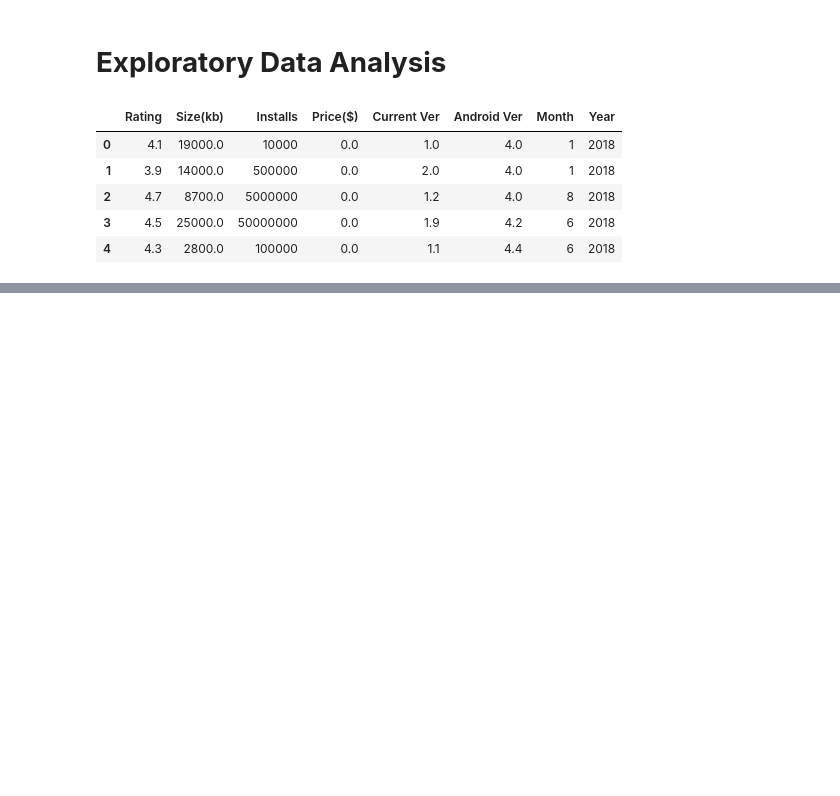
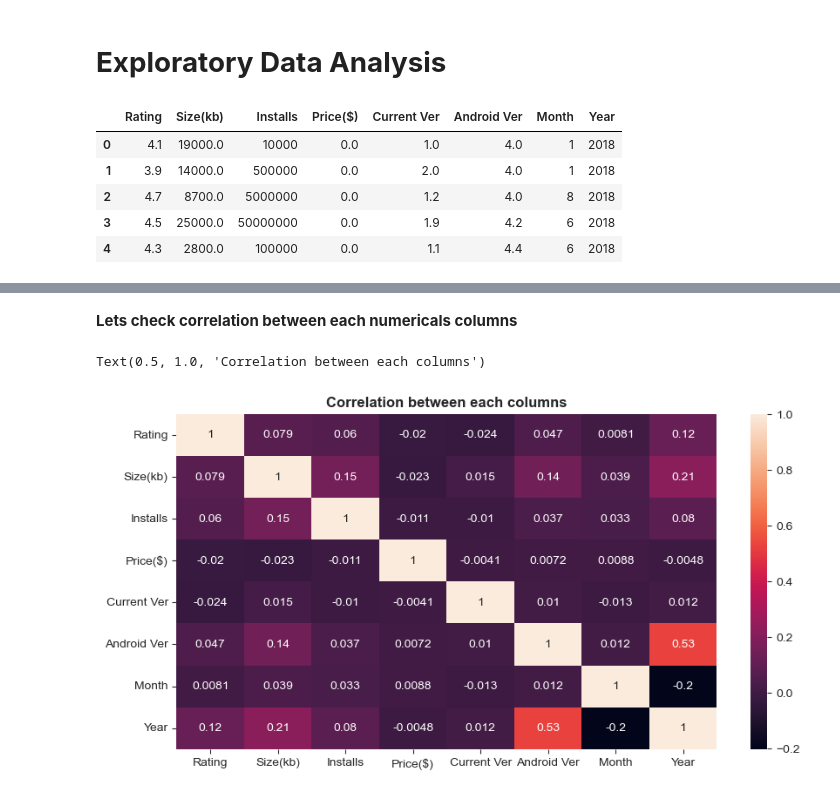
Before and after one commit to RJSINGH64/google_playstore, a Jupyter notebook: google_research.ipynb, the cells around one changed output, grey strips where cells are left out. Saved outputs shown, nothing was run; the diff lists cells and outputs as text; code cells hidden in the pictures; blank space fills up the shorter version.

```diff
--- a/google_research.ipynb
+++ b/google_research.ipynb
@@ -545,0 +636,12 @@ df_copy[num_column].head()
+# %% [markdown]
+ **Lets check correlation between each numericals columns**
+# %%
+#lets check correlation , we get greater than 0.8 then i will remove it
+num_corr = df[num_column].corr()
+plt.figure(figsize=(10,5))
+sns.set_style("ticks")
+sns.heatmap(num_corr , annot=True ,linecolor= "black" )
+plt.title("Correlation between each columns" , fontweight="bold")
+# %% [output]
+Text(0.5, 1.0, 'Correlation between each columns')
+[figure, added]
```
Also changed, not shown: parts of 52 cells of this notebook, 10 other files.
